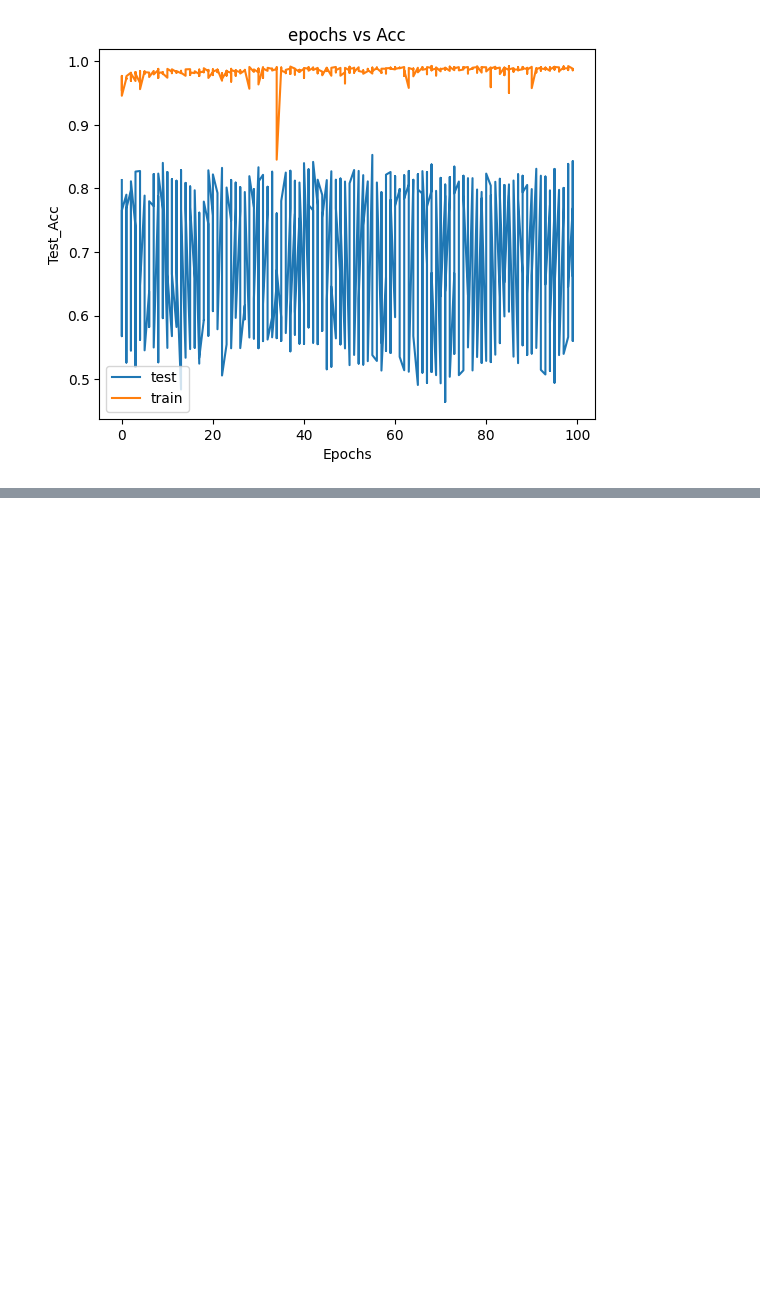
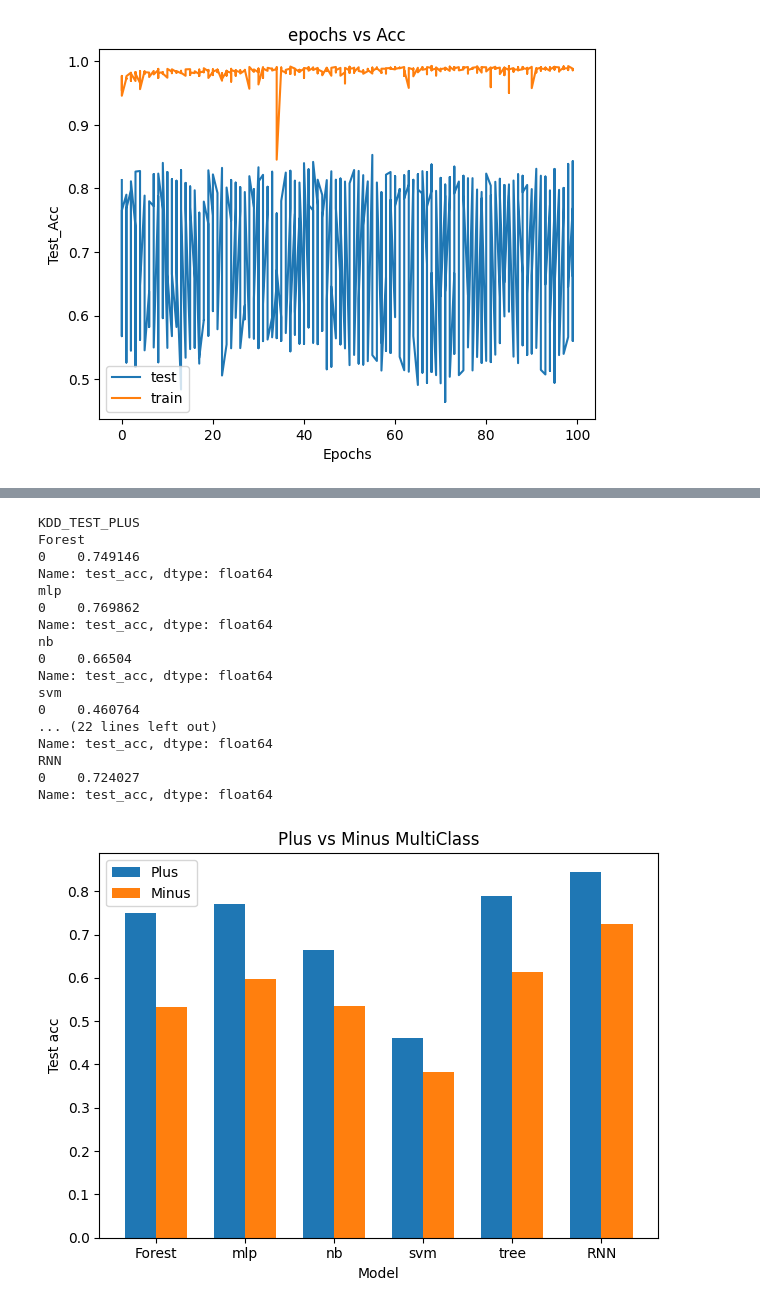
Before and after one commit to Neozeus81/CAP6135proj, a Jupyter notebook: Untitled.ipynb, the cells around one changed output, grey strips where cells are left out. Saved outputs shown, nothing was run; the diff lists cells and outputs as text; code cells hidden in the pictures; blank space fills up the shorter version.

```diff
--- a/Untitled.ipynb
+++ b/Untitled.ipynb
@@ -52 +103,54 @@ plt.show()
+# %%
+y_plus = []
+y_minus = []
+for dataset in datasets:
+    print(dataset)
+    for model in models:
+        print(model)
+        cursor = collection.find({"model":model, "dataset":dataset, "isMulti":True}).sort({"test_acc":-1}).limit(1)
+        df = pd.DataFrame(list(cursor))
+        print(df['test_acc'])
+        if dataset == 'KDD_TEST_PLUS':
+            y_plus.append(df['test_acc'].iloc[0])
+        else:
+            y_minus.append(df['test_acc'].iloc[0])
+
+x = np.arange(len(models))  # label locations
+width = 0.35  # width of the bars
+
+# Plot
+fig, ax = plt.subplots()
+bars1 = ax.bar(x - width/2, y_plus, width, label='Plus')
+bars2 = ax.bar(x + width/2, y_minus, width, label='Minus')
+
+# Labels and titles
+ax.set_xlabel('Model')
+ax.set_ylabel('Test acc')
+ax.set_title('Plus vs Minus MultiClass')
+ax.set_xticks(x)
+ax.set_xticklabels(models)
+ax.legend()
+
+# Show plot
+plt.tight_layout()
+plt.show()
+# %% [output]
+KDD_TEST_PLUS
+Forest
+0    0.749146
+Name: test_acc, dtype: float64
+mlp
+0    0.769862
+Name: test_acc, dtype: float64
+nb
+0    0.66504
+Name: test_acc, dtype: float64
+svm
+0    0.460764
+... (22 lines left out)
+Name: test_acc, dtype: float64
+RNN
+0    0.724027
+Name: test_acc, dtype: float64
+[figure, added]
 # %%
```
Also changed, not shown: parts of 7 cells of this notebook, 3 other files.
